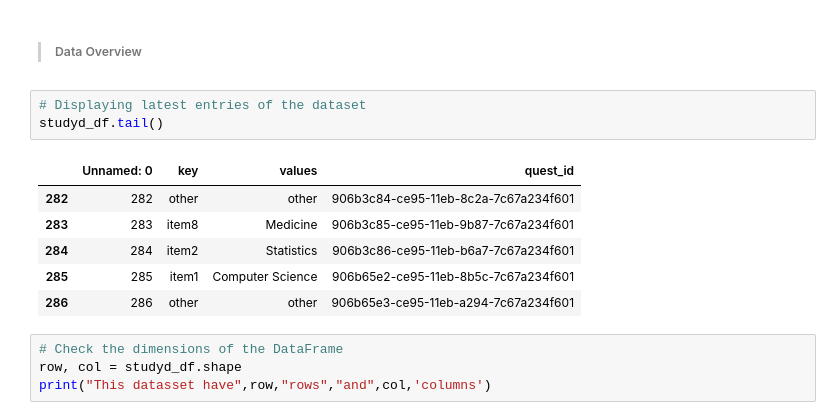
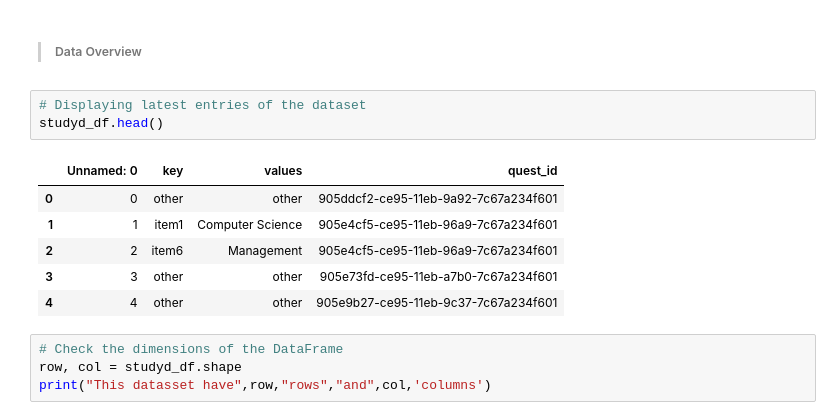
Before and after one commit to kesnel/Ayiti-Analytics-Bootcamp-Project, a Jupyter notebook: data-processing.ipynb, the cells around one changed output. Drawn from its saved outputs; the diff is of its cells as text.

```diff
--- a/data-processing.ipynb
+++ b/data-processing.ipynb
@@ -557,14 +392,14 @@ clean_quest_df.head(3)
 >##### Data Overview
 # %%
 # Displaying latest entries of the dataset
-studyd_df.tail()
+studyd_df.head()
 # %% [output]
 |  | Unnamed: 0 | key | values | quest_id |
-| 282 | 282 | other | other | 906b3c84-ce95-11eb-8c2a-7c67a234f601 |
-| 283 | 283 | item8 | Medicine | 906b3c85-ce95-11eb-9b87-7c67a234f601 |
-| 284 | 284 | item2 | Statistics | 906b3c86-ce95-11eb-b6a7-7c67a234f601 |
-| 285 | 285 | item1 | Computer Science | 906b65e2-ce95-11eb-8b5c-7c67a234f601 |
-| 286 | 286 | other | other | 906b65e3-ce95-11eb-a294-7c67a234f601 |
+| 0 | 0 | other | other | 905ddcf2-ce95-11eb-9a92-7c67a234f601 |
+| 1 | 1 | item1 | Computer Science | 905e4cf5-ce95-11eb-96a9-7c67a234f601 |
+| 2 | 2 | item6 | Management | 905e4cf5-ce95-11eb-96a9-7c67a234f601 |
+| 3 | 3 | other | other | 905e73fd-ce95-11eb-a7b0-7c67a234f601 |
+| 4 | 4 | other | other | 905e9b27-ce95-11eb-9c37-7c67a234f601 |
 # %%
 # Check the dimensions of the DataFrame
 row, col = studyd_df.shape
```
Also changed, not shown: parts of 153 cells of this notebook.
